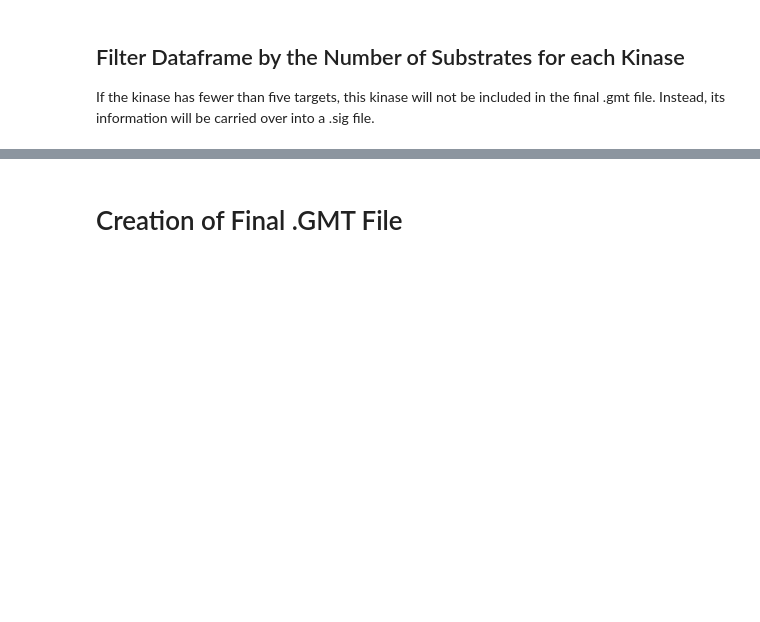
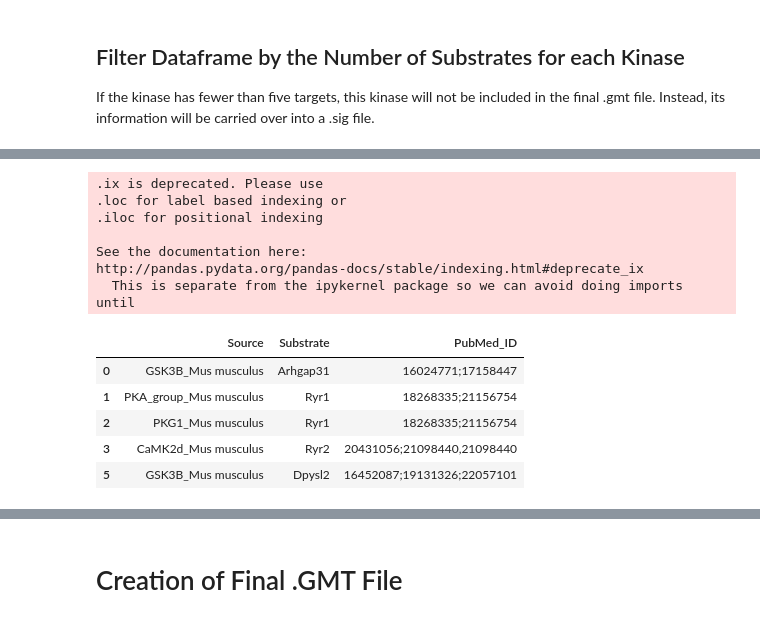
Before and after one commit to MaayanLab/KEA3, a Jupyter notebook: RegPhos/RegPhos - Mouse - KEA3.ipynb, the cells around one changed output, grey strips where cells are left out. Cells and saved outputs as stored; diff of their text form; code cells hidden in the pictures; blank space fills up the shorter version.

```diff
--- a/RegPhos/RegPhos - Mouse - KEA3.ipynb
+++ b/RegPhos/RegPhos - Mouse - KEA3.ipynb
@@ -198 +207,29 @@ kin = kin.loc[indices]
+# %%
+lst = []
+for index in sig.index:
+    lst.append(tuple(sorted(tuple((sig.ix[index,'Source'], sig.ix[index, 'Substrate'])))))
+sig['interactions'] = lst
+
+for i,interact in enumerate(sig['interactions'].unique()):
+
+    ref = (',').join(sig.ix[sig[sig['interactions'] == interact].index, 'PubMed_ID'])
+    sig.ix[sig[sig['interactions'] == interact].index[0], 'PubMed_ID'] = ref
+    sig.drop(sig[sig['interactions'] == interact].index[1:], inplace=True)
+
+sig.drop('interactions', axis = 1, inplace = True)
+sig.head()
+# %% [output]
+.ix is deprecated. Please use
+.loc for label based indexing or
+.iloc for positional indexing
+
+See the documentation here:
+http://pandas.pydata.org/pandas-docs/stable/indexing.html#deprecate_ix
+  This is separate from the ipykernel package so we can avoid doing imports until
+|  | Source | Substrate | PubMed_ID |
+| 0 | GSK3B_Mus musculus | Arhgap31 | 16024771;17158447 |
+| 1 | PKA_group_Mus musculus | Ryr1 | 18268335;21156754 |
+| 2 | PKG1_Mus musculus | Ryr1 | 18268335;21156754 |
+| 3 | CaMK2d_Mus musculus | Ryr2 | 20431056;21098440,21098440 |
+| 5 | GSK3B_Mus musculus | Dpysl2 | 16452087;19131326;22057101 |
 # %% [markdown]
```
Also changed, not shown: parts of 6 cells of this notebook, 21 other files.
